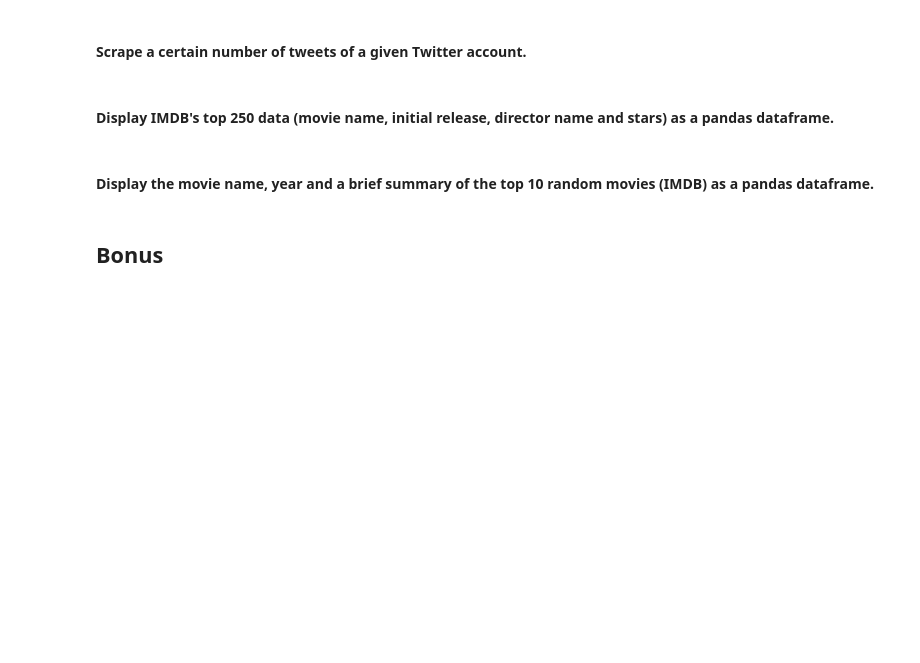
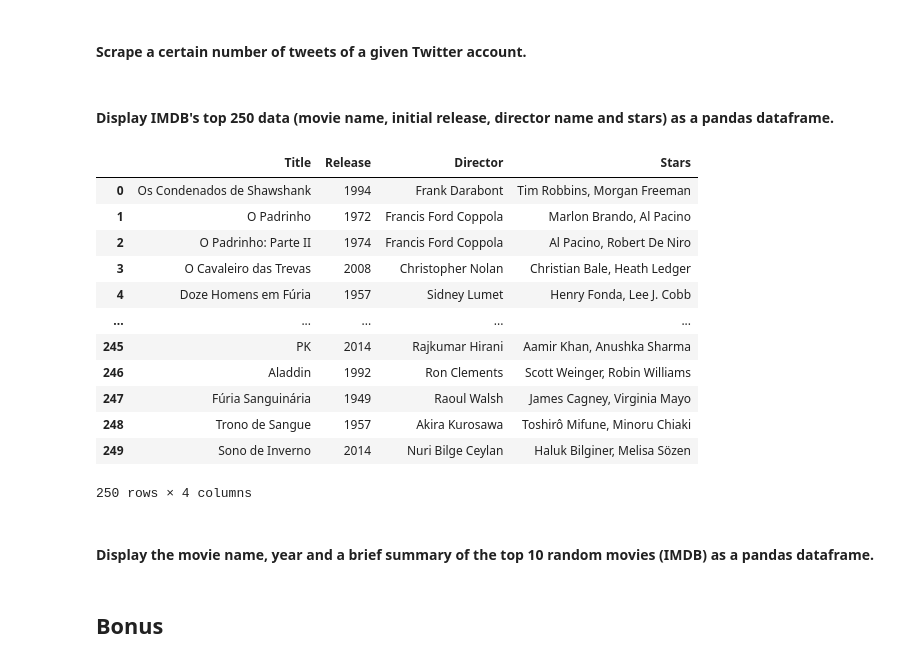
Before and after one commit to ta-data-lis/lab-web-scraping, a Jupyter notebook: your-code/main.ipynb, the cells around one changed output. Cells and saved outputs as stored; diff of their text form; code cells hidden in the pictures; blank space fills up the shorter version.

```diff
--- a/your-code/main.ipynb
+++ b/your-code/main.ipynb
@@ -168,3 +326,41 @@ url = 'https://www.imdb.com/chart/top'
+# %%
+response = requests.get(url)
+html = response.content
+soup = BeautifulSoup(html, 'lxml')
+target_div = soup.table
+
+rows = target_div.find_all('tr')
+
+cols = ['Title', 'Release', 'Director', 'Stars']
+titles = [tr.find('td', class_='titleColumn').a.string for tr in rows[1:]]
+years = [tr.find('td', class_='titleColumn').span.string.strip('()') for tr in rows[1:]]
+directors = [tr.find('td', class_='titleColumn').a['title'].split(', ', 1)[0].replace(' (dir.)', '') for tr in rows[1:]]
+stars = [tr.find('td', class_='titleColumn').a['title'].split(', ', 1)[1] for tr in rows[1:]]
+
+
+data = {
+    cols[0] : titles,
+    cols[1] : years,
+    cols[2] : directors,
+    cols[3] : stars
+}
+
+df = pd.DataFrame.from_dict(data, orient='columns')
+df
+# %% [output]
+|  | Title | Release | Director | Stars |
+| 0 | Os Condenados de Shawshank | 1994 | Frank Darabont | Tim Robbins, Morgan Freeman |
+| 1 | O Padrinho | 1972 | Francis Ford Coppola | Marlon Brando, Al Pacino |
+| 2 | O Padrinho: Parte II | 1974 | Francis Ford Coppola | Al Pacino, Robert De Niro |
+| 3 | O Cavaleiro das Trevas | 2008 | Christopher Nolan | Christian Bale, Heath Ledger |
+| 4 | Doze Homens em Fúria | 1957 | Sidney Lumet | Henry Fonda, Lee J. Cobb |
+| ... | ... | ... | ... | ... |
+| 245 | PK | 2014 | Rajkumar Hirani | Aamir Khan, Anushka Sharma |
+| 246 | Aladdin | 1992 | Ron Clements | Scott Weinger, Robin Williams |
+| 247 | Fúria Sanguinária | 1949 | Raoul Walsh | James Cagney, Virginia Mayo |
+| 248 | Trono de Sangue | 1957 | Akira Kurosawa | Toshirô Mifune, Minoru Chiaki |
+| 249 | Sono de Inverno | 2014 | Nuri Bilge Ceylan | Haluk Bilginer, Melisa Sözen |
+250 rows × 4 columns
 # %% [markdown]
 #### Display the movie name, year and a brief summary of the top 10 random movies (IMDB) as a pandas dataframe.
 # %%
```
Also changed, not shown: parts of 22 cells of this notebook.
